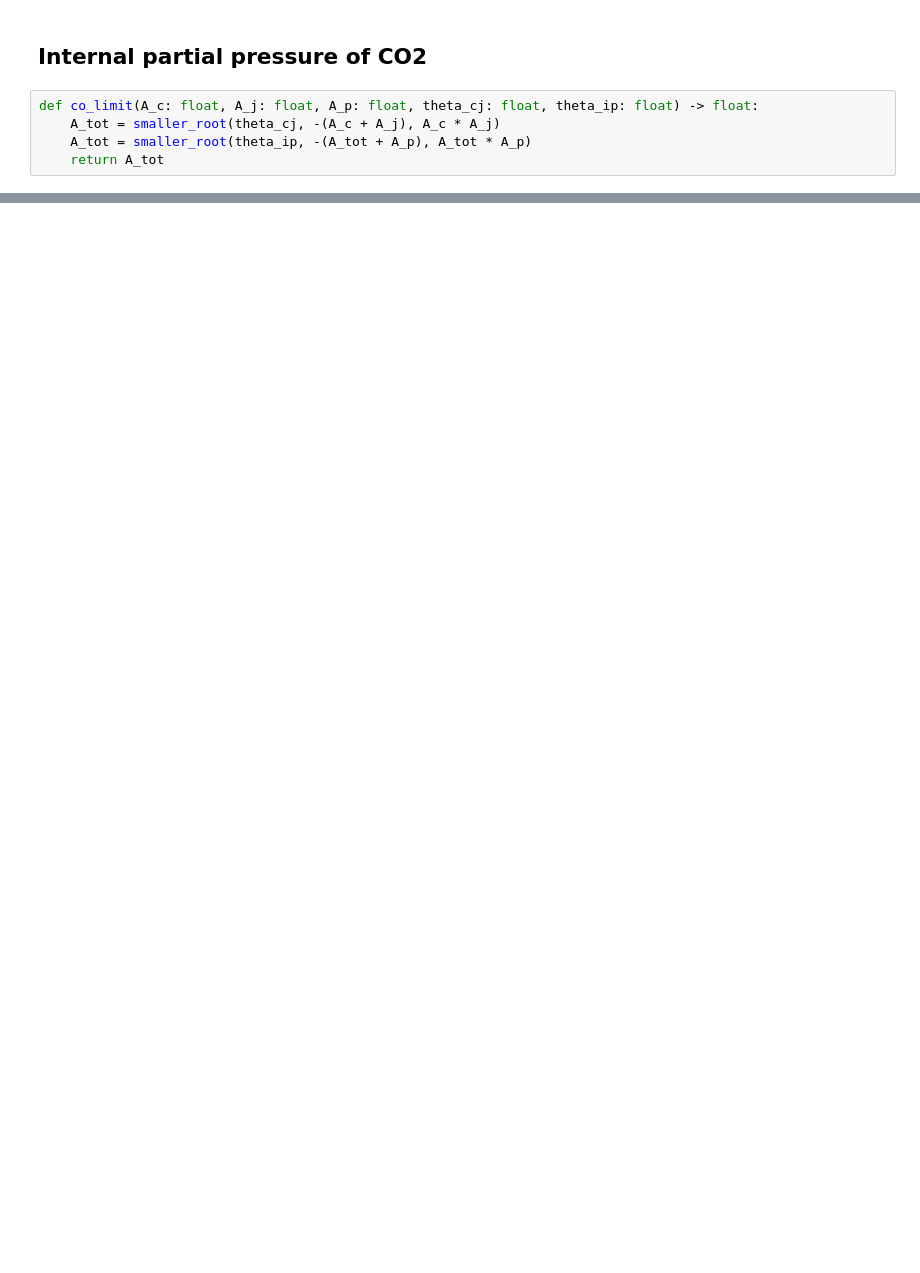
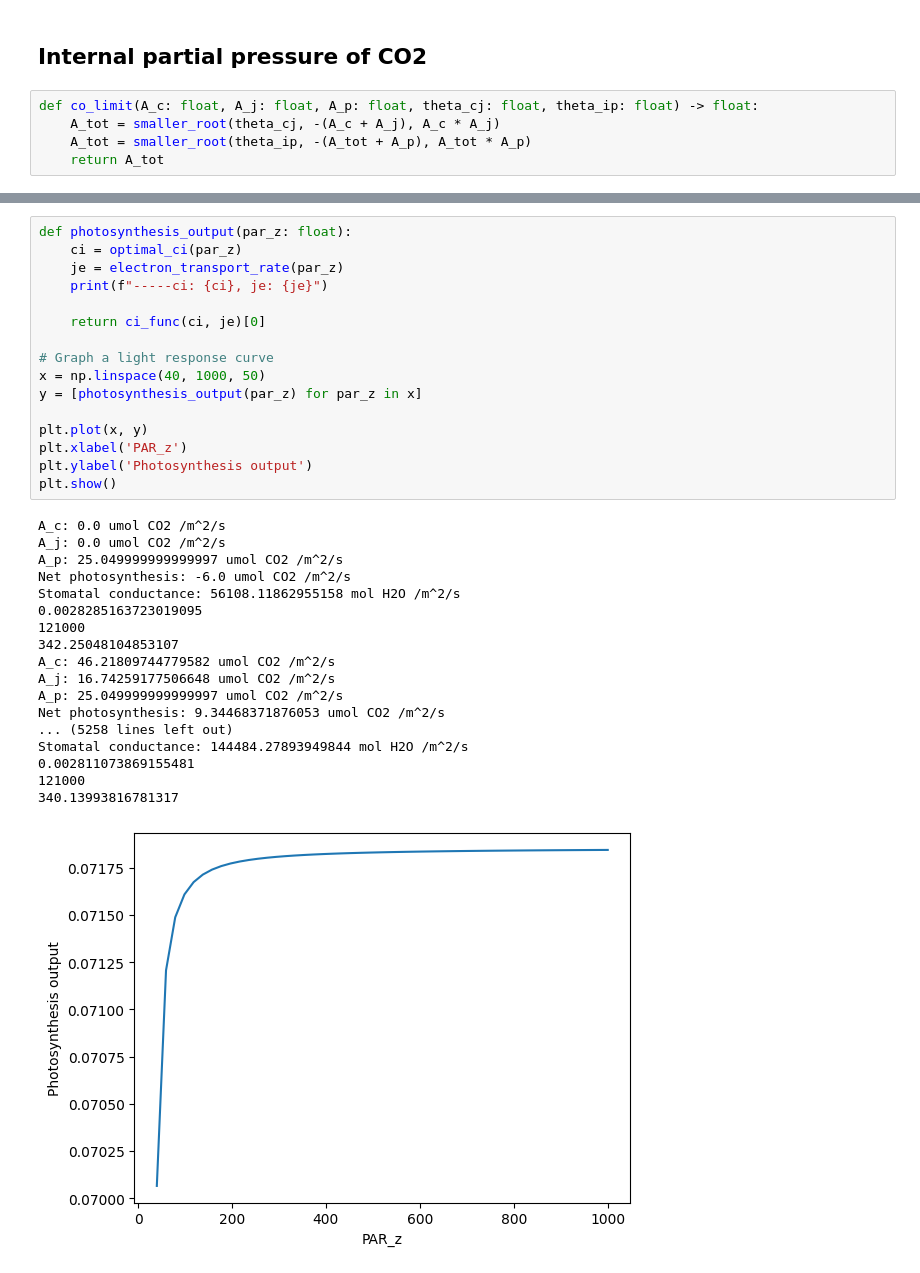
Before and after one commit to anthony-zhou/climate_code_conversion, a Jupyter notebook: examples/photosynthesis/photosynthesis.ipynb, the cells around one changed output, grey strips where cells are left out. Drawn from its saved outputs; the diff is of its cells as text; blank space fills up the shorter version.

```diff
--- a/examples/photosynthesis/photosynthesis.ipynb
+++ b/examples/photosynthesis/photosynthesis.ipynb
@@ -175,0 +287,35 @@ Net photosynthesis: 23.579687166547284 umol CO2 /m^2/s
+# %%
+def photosynthesis_output(par_z: float):
+    ci = optimal_ci(par_z)
+    je = electron_transport_rate(par_z)
+    print(f"-----ci: {ci}, je: {je}")
+
+    return ci_func(ci, je)[0]
+
+# Graph a light response curve
+x = np.linspace(40, 1000, 50)
+y = [photosynthesis_output(par_z) for par_z in x]
+
+plt.plot(x, y)
+plt.xlabel('PAR_z')
+plt.ylabel('Photosynthesis output')
+plt.show()
+# %% [output]
+A_c: 0.0 umol CO2 /m^2/s
+A_j: 0.0 umol CO2 /m^2/s
+A_p: 25.049999999999997 umol CO2 /m^2/s
+Net photosynthesis: -6.0 umol CO2 /m^2/s
+Stomatal conductance: 56108.11862955158 mol H2O /m^2/s
+0.0028285163723019095
+121000
+342.25048104853107
+A_c: 46.21809744779582 umol CO2 /m^2/s
+A_j: 16.74259177506648 umol CO2 /m^2/s
+A_p: 25.049999999999997 umol CO2 /m^2/s
+Net photosynthesis: 9.34468371876053 umol CO2 /m^2/s
+... (5258 lines left out)
+Stomatal conductance: 144484.27893949844 mol H2O /m^2/s
+0.002811073869155481
+121000
+340.13993816781317
+[figure, added]
```
Also changed, not shown: parts of 6 cells of this notebook.
